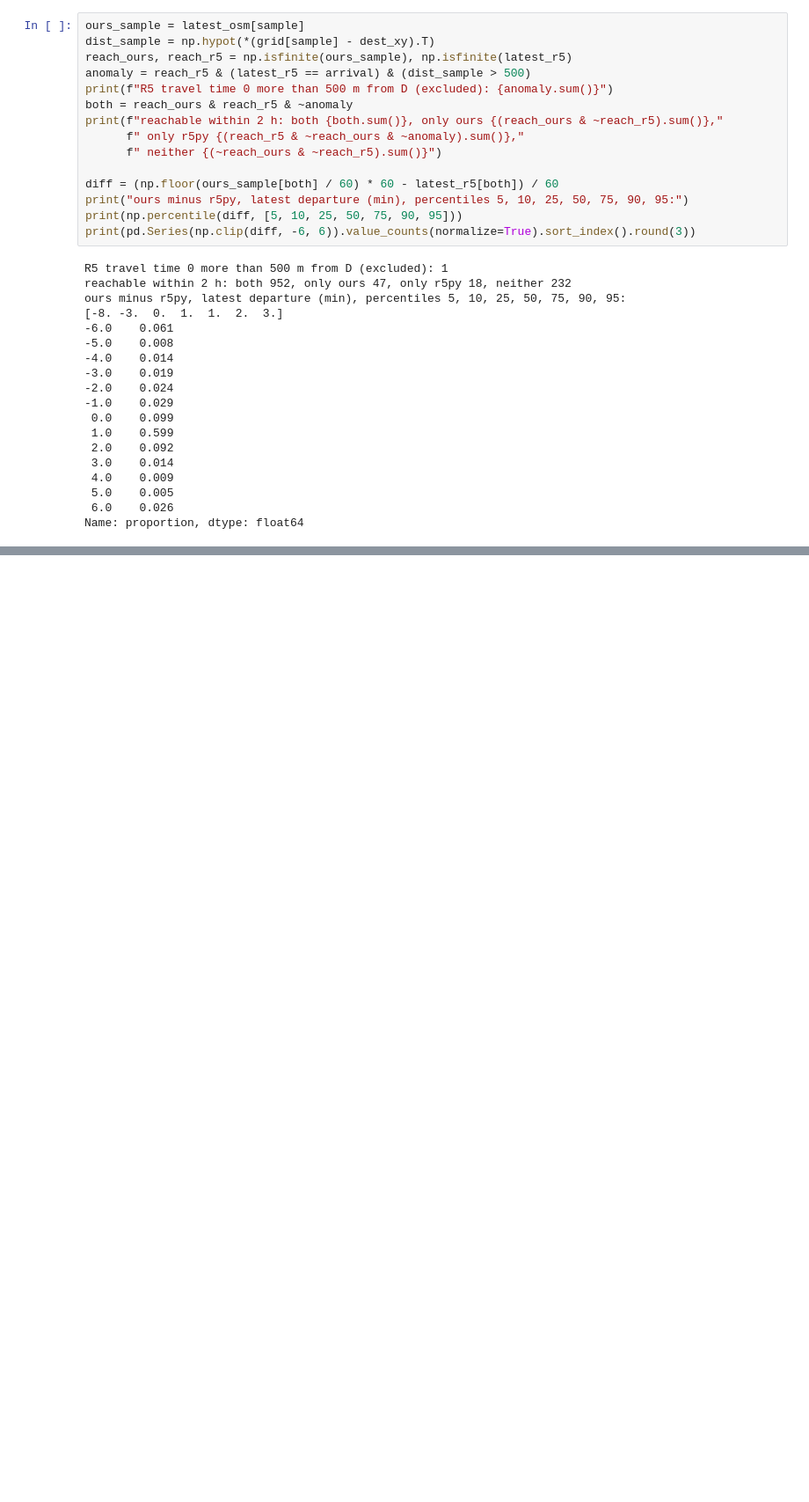
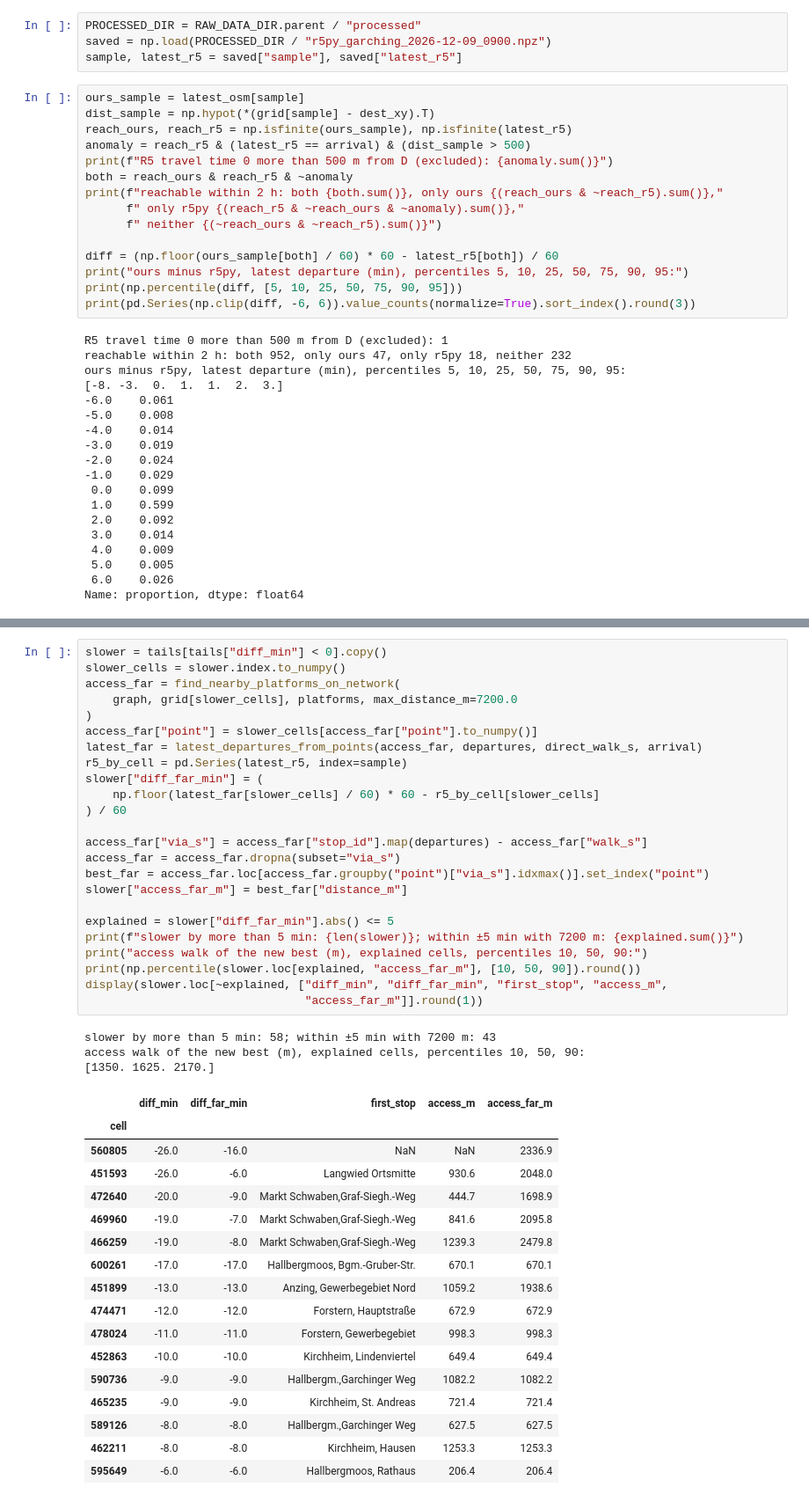
Before and after one commit to francescocodeca/munich-transit-reverse-isochrone, a Jupyter notebook: notebooks/02_explore_osm.ipynb, the cells around one changed output, grey strips where cells are left out. Shown at 88% size. Drawn from its saved outputs; the diff is of its cells as text; blank space fills up the shorter version.

Commit message:
Analyse the tails of the r5py comparison: access radius and transfer margin

```diff
--- a/notebooks/02_explore_osm.ipynb
+++ b/notebooks/02_explore_osm.ipynb
@@ -276,6 +276,10 @@ WARNING: sun.misc.Unsafe::arrayBaseOffset has been called by com.esotericsoftwar
 WARNING: Please consider reporting this to the maintainers of class com.esotericsoftware.kryo.unsafe.UnsafeUtil
 WARNING: sun.misc.Unsafe::arrayBaseOffset will be removed in a future release
 r5py: 2473 s, reached 971
+# %%
+PROCESSED_DIR = RAW_DATA_DIR.parent / "processed"
+saved = np.load(PROCESSED_DIR / "r5py_garching_2026-12-09_0900.npz")
+sample, latest_r5 = saved["sample"], saved["latest_r5"]
 # %%
 ours_sample = latest_osm[sample]
 dist_sample = np.hypot(*(grid[sample] - dest_xy).T)
@@ -312,0 +379,45 @@ Name: proportion, dtype: float64
+# %%
+slower = tails[tails["diff_min"] < 0].copy()
+slower_cells = slower.index.to_numpy()
+access_far = find_nearby_platforms_on_network(
+    graph, grid[slower_cells], platforms, max_distance_m=7200.0
+)
+access_far["point"] = slower_cells[access_far["point"].to_numpy()]
+latest_far = latest_departures_from_points(access_far, departures, direct_walk_s, arrival)
+r5_by_cell = pd.Series(latest_r5, index=sample)
+slower["diff_far_min"] = (
+    np.floor(latest_far[slower_cells] / 60) * 60 - r5_by_cell[slower_cells]
+) / 60
+
+access_far["via_s"] = access_far["stop_id"].map(departures) - access_far["walk_s"]
+access_far = access_far.dropna(subset="via_s")
+best_far = access_far.loc[access_far.groupby("point")["via_s"].idxmax()].set_index("point")
+slower["access_far_m"] = best_far["distance_m"]
+
+explained = slower["diff_far_min"].abs() <= 5
+print(f"slower by more than 5 min: {len(slower)}; within ±5 min with 7200 m: {explained.sum()}")
+print("access walk of the new best (m), explained cells, percentiles 10, 50, 90:")
+print(np.percentile(slower.loc[explained, "access_far_m"], [10, 50, 90]).round())
+display(slower.loc[~explained, ["diff_min", "diff_far_min", "first_stop", "access_m",
+                                "access_far_m"]].round(1))
+# %% [output]
+slower by more than 5 min: 58; within ±5 min with 7200 m: 43
+access walk of the new best (m), explained cells, percentiles 10, 50, 90:
+[1350. 1625. 2170.]
+|  | diff_min | diff_far_min | first_stop | access_m | access_far_m |
+| cell |  |  |  |  |  |
+| 560805 | -26.0 | -16.0 | NaN | NaN | 2336.9 |
+| 451593 | -26.0 | -6.0 | Langwied Ortsmitte | 930.6 | 2048.0 |
+| 472640 | -20.0 | -9.0 | Markt Schwaben,Graf-Siegh.-Weg | 444.7 | 1698.9 |
+| 469960 | -19.0 | -7.0 | Markt Schwaben,Graf-Siegh.-Weg | 841.6 | 2095.8 |
+| 466259 | -19.0 | -8.0 | Markt Schwaben,Graf-Siegh.-Weg | 1239.3 | 2479.8 |
+| 600261 | -17.0 | -17.0 | Hallbergmoos, Bgm.-Gruber-Str. | 670.1 | 670.1 |
+| 451899 | -13.0 | -13.0 | Anzing, Gewerbegebiet Nord | 1059.2 | 1938.6 |
+| 474471 | -12.0 | -12.0 | Forstern, Hauptstraße | 672.9 | 672.9 |
+| 478024 | -11.0 | -11.0 | Forstern, Gewerbegebiet | 998.3 | 998.3 |
+| 452863 | -10.0 | -10.0 | Kirchheim, Lindenviertel | 649.4 | 649.4 |
+| 590736 | -9.0 | -9.0 | Hallbergm.,Garchinger Weg | 1082.2 | 1082.2 |
+| 465235 | -9.0 | -9.0 | Kirchheim, St. Andreas | 721.4 | 721.4 |
+| 589126 | -8.0 | -8.0 | Hallbergm.,Garchinger Weg | 627.5 | 627.5 |
+| 462211 | -8.0 | -8.0 | Kirchheim, Hausen | 1253.3 | 1253.3 |
+| 595649 | -6.0 | -6.0 | Hallbergmoos, Rathaus | 206.4 | 206.4 |
```
Also changed, not shown: parts of 4 cells of this notebook.
